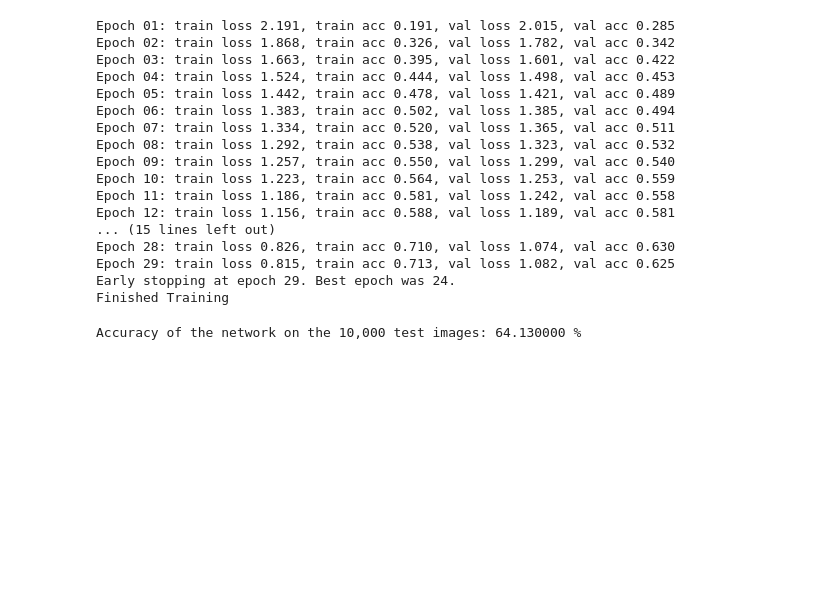
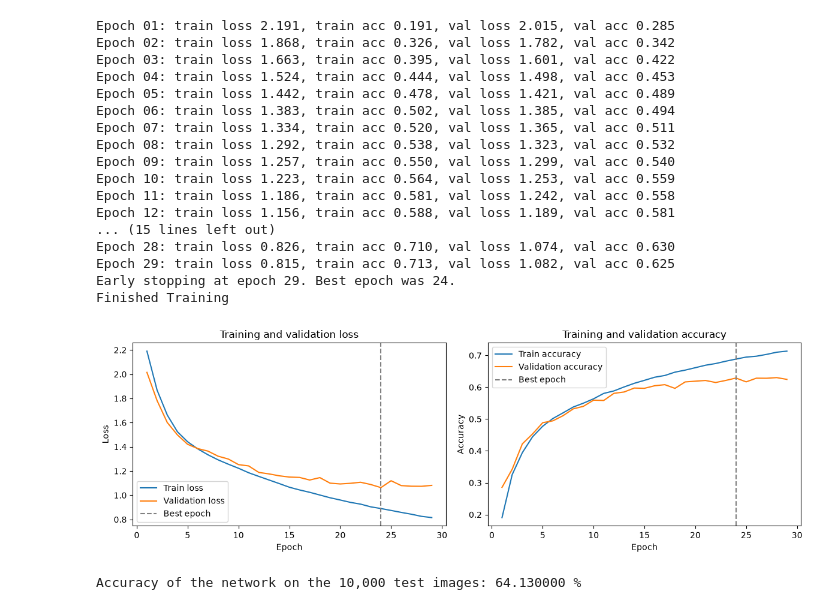
Before and after one commit to intuitiveengineer/cifar-10-deep-learning, a Jupyter notebook: notebooks/00-cifar10.ipynb, the cells around one changed output. Drawn from its saved outputs; the diff is of its cells as text; code cells hidden in the pictures; blank space fills up the shorter version.

Commit message:
Add training and validation curve plot

```diff
--- a/notebooks/00-cifar10.ipynb
+++ b/notebooks/00-cifar10.ipynb
@@ -302,6 +303,35 @@ Epoch 28: train loss 0.826, train acc 0.710, val loss 1.074, val acc 0.630
 Epoch 29: train loss 0.815, train acc 0.713, val loss 1.082, val acc 0.625
 Early stopping at epoch 29. Best epoch was 24.
 Finished Training
+# %%
+figures_dir = Path('../figures')
+figures_dir.mkdir(exist_ok=True)
+
+epochs = range(1, len(history['train_loss']) + 1)
+
+fig, axes = plt.subplots(1, 2, figsize=(12, 4))
+
+axes[0].plot(epochs, history['train_loss'], label='Train loss')
+axes[0].plot(epochs, history['val_loss'], label='Validation loss')
+axes[0].axvline(best_epoch, color='gray', linestyle='--', label='Best epoch')
+axes[0].set_xlabel('Epoch')
+axes[0].set_ylabel('Loss')
+axes[0].set_title('Training and validation loss')
+axes[0].legend()
+
+axes[1].plot(epochs, history['train_accuracy'], label='Train accuracy')
+axes[1].plot(epochs, history['val_accuracy'], label='Validation accuracy')
+axes[1].axvline(best_epoch, color='gray', linestyle='--', label='Best epoch')
+axes[1].set_xlabel('Epoch')
+axes[1].set_ylabel('Accuracy')
+axes[1].set_title('Training and validation accuracy')
+axes[1].legend()
+
+fig.tight_layout()
+fig.savefig(figures_dir / 'training_validation_curves.png', dpi=150)
+plt.show()
+# %% [output]
+[figure, added]
 # %%
 # checking accuracy
 correct = 0
```
Also changed, not shown: parts of 1 cell of this notebook, 1 other file.
